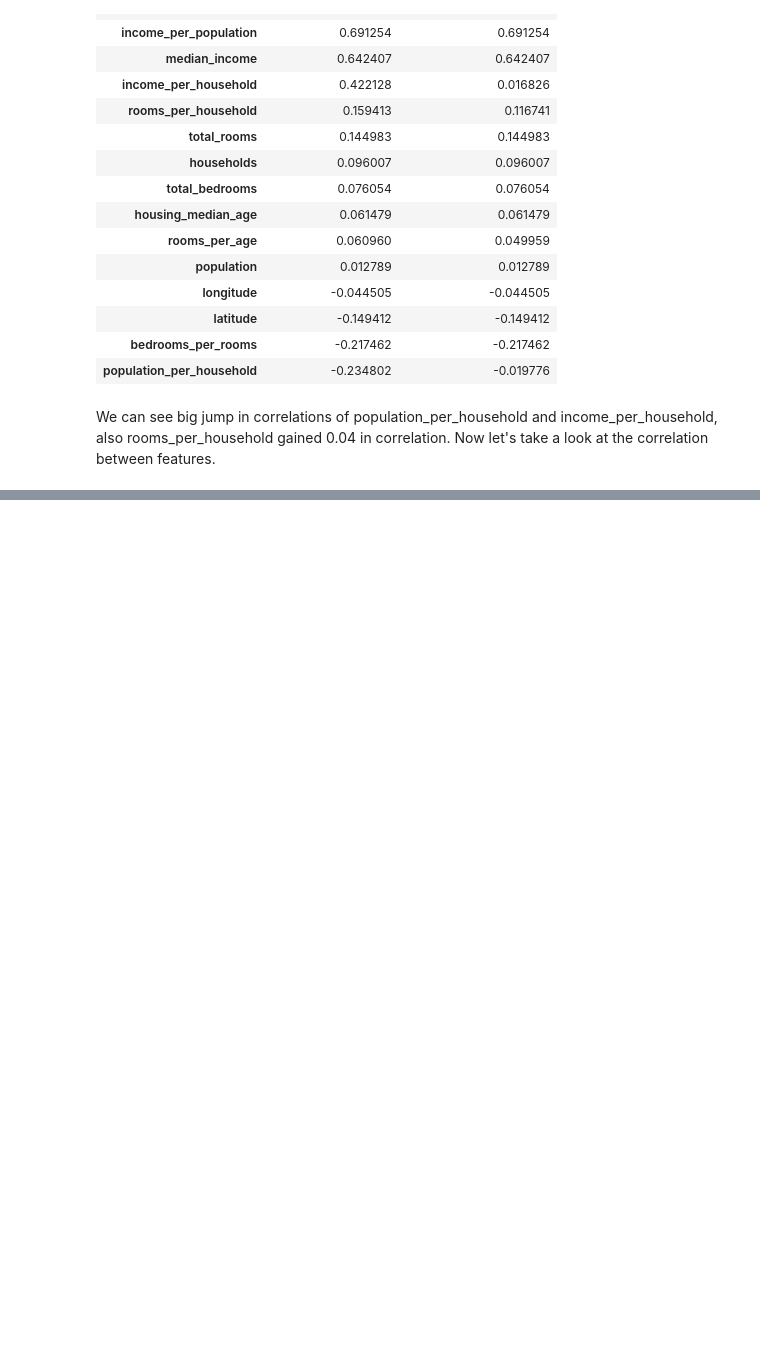
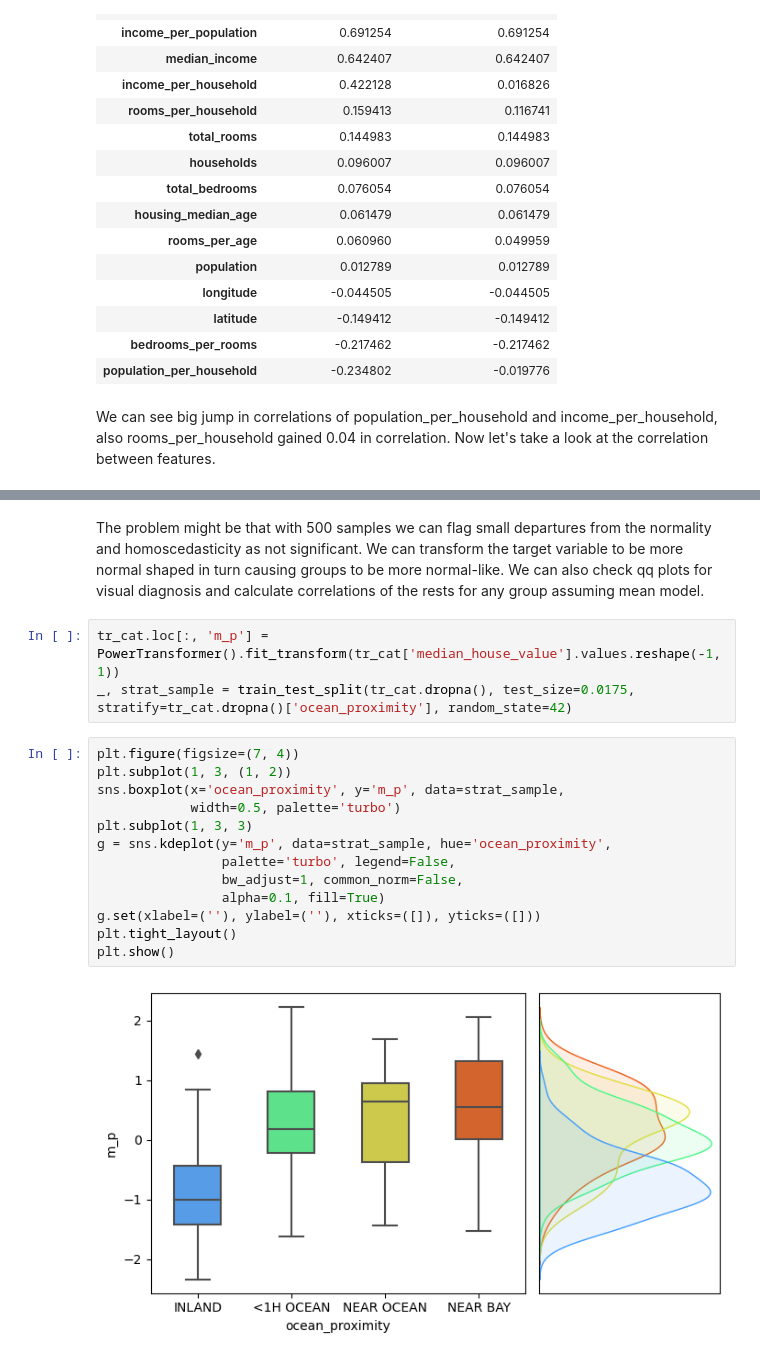
Before and after one commit to jack-sparrowh/California_Housing_Prices, a Jupyter notebook: Chapter_2_housing.ipynb, the cells around one changed output, grey strips where cells are left out. Drawn from its saved outputs; the diff is of its cells as text; blank space fills up the shorter version.

```diff
--- a/Chapter_2_housing.ipynb
+++ b/Chapter_2_housing.ipynb
@@ -492,0 +612,20 @@ from classes_for_pipeline_py import MulticollinearityHandler, small_PCA
+# %% [markdown]
+The problem might be that with 500 samples we can flag small departures from the normality and homoscedasticity as not significant. We can transform the target variable to be more normal shaped in turn causing groups to be more normal-like. We can also check qq plots for visual diagnosis and calculate correlations of the rests for any group assuming mean model.
+# %%
+tr_cat.loc[:, 'm_p'] = PowerTransformer().fit_transform(tr_cat['median_house_value'].values.reshape(-1, 1))
+_, strat_sample = train_test_split(tr_cat.dropna(), test_size=0.0175, stratify=tr_cat.dropna()['ocean_proximity'], random_state=42)
+# %%
+plt.figure(figsize=(7, 4))
+plt.subplot(1, 3, (1, 2))
+sns.boxplot(x='ocean_proximity', y='m_p', data=strat_sample,
+            width=0.5, palette='turbo')
+plt.subplot(1, 3, 3)
+g = sns.kdeplot(y='m_p', data=strat_sample, hue='ocean_proximity',
+                palette='turbo', legend=False,
+                bw_adjust=1, common_norm=False,
+                alpha=0.1, fill=True)
+g.set(xlabel=(''), ylabel=(''), xticks=([]), yticks=([]))
+plt.tight_layout()
+plt.show()
+# %% [output]
+[figure, added]
```
Also changed, not shown: parts of 43 cells of this notebook, 1 other file.
